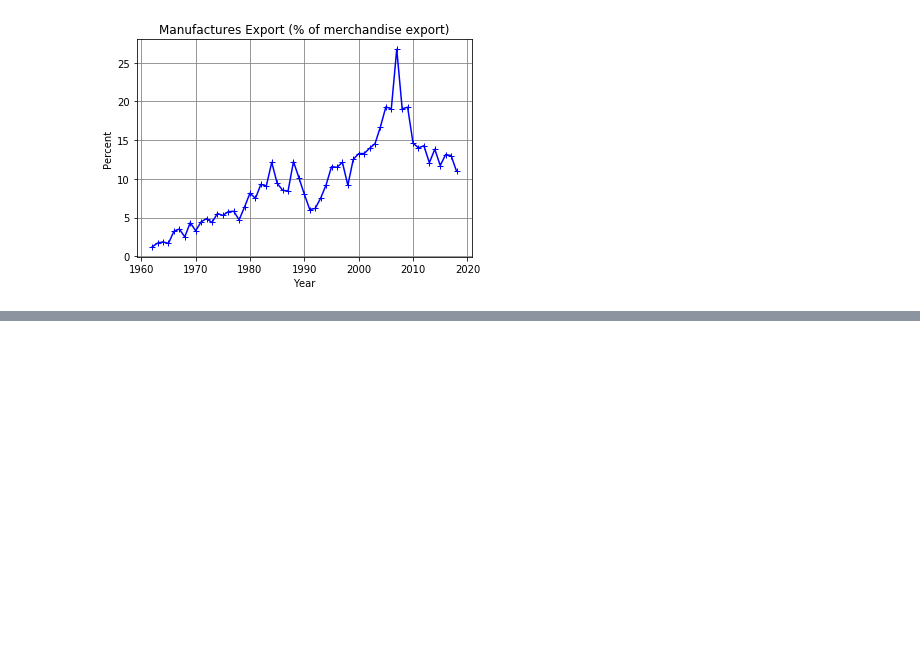
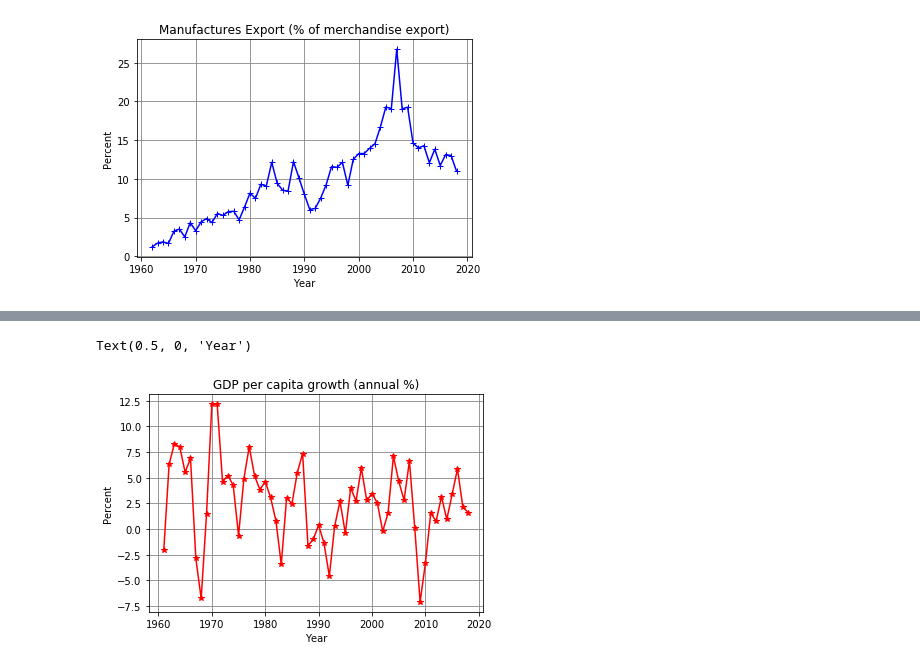
Before and after one commit to kennknisley/project-one-back, a Jupyter notebook: analysis_ap.ipynb, the cells around one changed output, grey strips where cells are left out. Drawn from its saved outputs; the diff is of its cells as text; code cells hidden in the pictures; blank space fills up the shorter version.

```diff
--- a/analysis_bc.ipynb
+++ b/analysis_ap.ipynb
@@ -81,0 +106,12 @@ Text(0.5, 0, 'Year')
+# %%
+capitagrowth = main.iloc[:,8]
+capitagrowth = capitagrowth.dropna(how='any')
+x_value3=np.arange(1961,2019,1)
+plt.plot(x_value3, capitagrowth, color='red', marker="*")
+plt.grid(color='grey', axis='both')
+plt.title('GDP per capita growth (annual %)')
+plt.ylabel('Percent')
+plt.xlabel('Year')
+# %% [output]
+Text(0.5, 0, 'Year')
+[figure, added]
```
Also changed, not shown: parts of 2 cells of this notebook, 7 other files.
